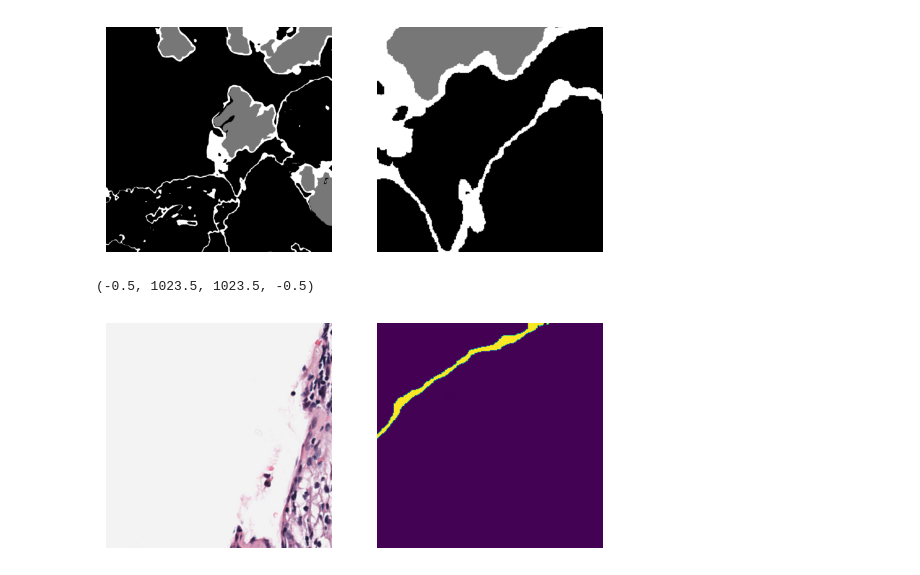
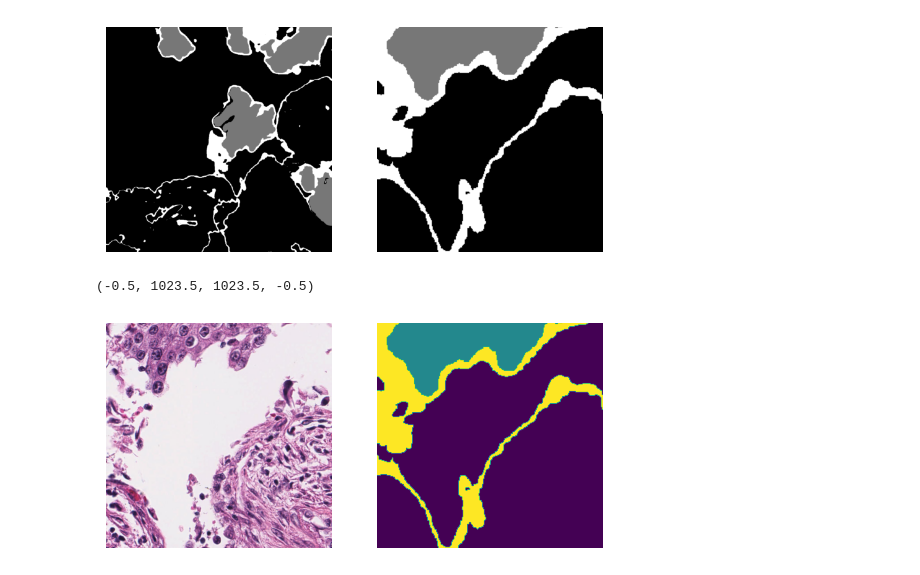
Before and after one commit to bendikgh/histopathology_segmentation, a Jupyter notebook: eda.ipynb, the cells around one changed output. Cells and saved outputs as stored; diff of their text form; code cells hidden in the pictures.

```diff
--- a/eda.ipynb
+++ b/eda.ipynb
@@ -188,14 +188,14 @@ for id in sorted(list(data.keys())):
 
 tissue_crops_scaled_tensor = torch.stack(cell_channels_with_tissue_annotations)
 # %%
-idx = 13
+idx = 283
 # print(type(tissue_crops_scaled_tensor))
 plt.subplot(1, 2, 1)
 plt.imshow(tissue_crops_scaled_tensor[idx, :3, :, :].permute((1, 2, 0)))
 plt.axis("off")
 plt.subplot(1, 2, 2)
 plt.imshow(tissue_crops_scaled_tensor[idx, 3, :, :])
 plt.axis("off")
 # %% [output]
 (-0.5, 1023.5, 1023.5, -0.5)
-[figure, old version]
+[figure, new version]
```
Also changed, not shown: 2 other files.
